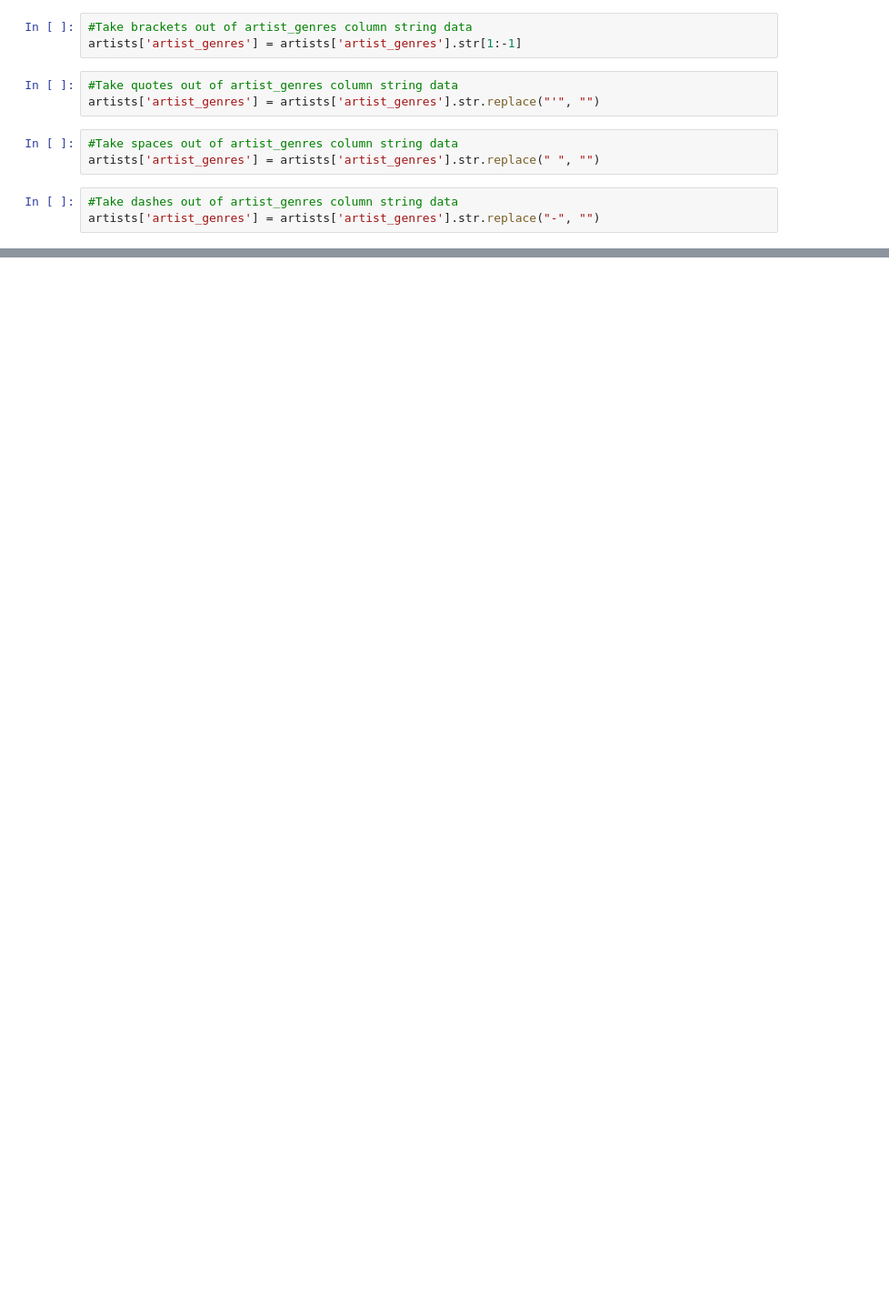
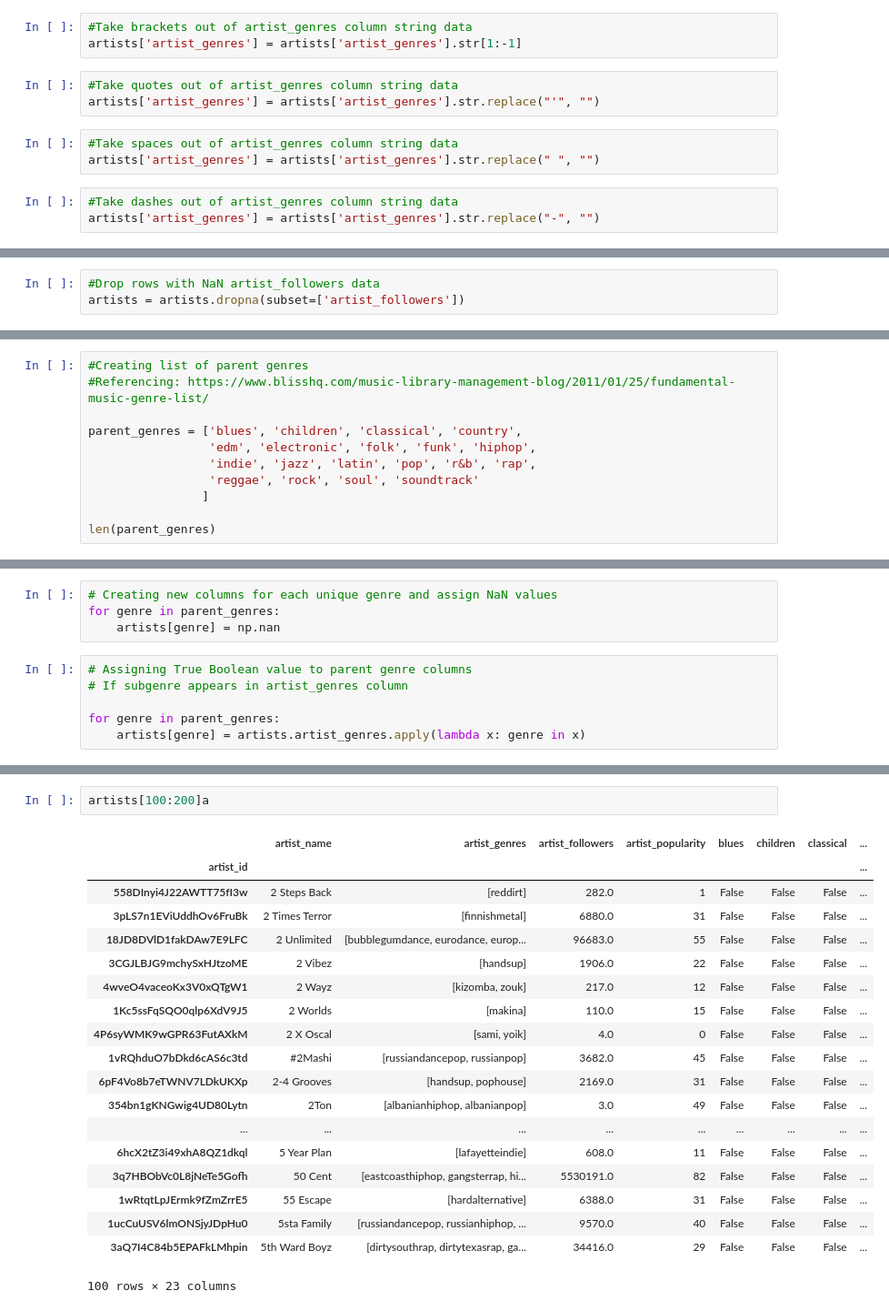
Before and after one commit to maxtingle11/Determining-Artist-Popularity-Differences-by-Genre-with-Hypothesis-Testing, a Jupyter notebook: Data Cleaning.ipynb, the cells around one changed output, grey strips where cells are left out. Shown at 91% size. Drawn from its saved outputs; the diff is of its cells as text; blank space fills up the shorter version.

```diff
--- a/Data Cleaning.ipynb
+++ b/Data Cleaning.ipynb
@@ -105,0 +37,3 @@ unique_genre_df.head(100)
+# %%
+#Drop rows with NaN artist_followers data
+artists = artists.dropna(subset=['artist_followers'])
@@ -105,0 +111,11 @@ unique_genre_df.head(100)
+# %%
+#Creating list of parent genres
+#Referencing: https://www.blisshq.com/music-library-management-blog/2011/01/25/fundamental-music-genre-list/
+
+parent_genres = ['blues', 'children', 'classical', 'country',
+                 'edm', 'electronic', 'folk', 'funk', 'hiphop',
+                 'indie', 'jazz', 'latin', 'pop', 'r&b', 'rap',
+                 'reggae', 'rock', 'soul', 'soundtrack'
+                ]
+
+len(parent_genres)
@@ -105,0 +215,10 @@ unique_genre_df.head(100)
+# %%
+# Creating new columns for each unique genre and assign NaN values
+for genre in parent_genres:
+    artists[genre] = np.nan
+# %%
+# Assigning True Boolean value to parent genre columns
+# If subgenre appears in artist_genres column
+
+for genre in parent_genres:
+    artists[genre] = artists.artist_genres.apply(lambda x: genre in x)
@@ -105,0 +314,22 @@ unique_genre_df.head(100)
+# %%
+artists[100:200]a
+# %% [output]
+|  | artist_name | artist_genres | artist_followers | artist_popularity | blues | children | classical | ... |
+| artist_id |  |  |  |  |  |  |  | ... |
+| 558DInyi4J22AWTT75fI3w | 2 Steps Back | [reddirt] | 282.0 | 1 | False | False | False | ... |
+| 3pLS7n1EViUddhOv6FruBk | 2 Times Terror | [finnishmetal] | 6880.0 | 31 | False | False | False | ... |
+| 18JD8DVlD1fakDAw7E9LFC | 2 Unlimited | [bubblegumdance, eurodance, europ... | 96683.0 | 55 | False | False | False | ... |
+| 3CGJLBJG9mchySxHJtzoME | 2 Vibez | [handsup] | 1906.0 | 22 | False | False | False | ... |
+| 4wveO4vaceoKx3V0xQTgW1 | 2 Wayz | [kizomba, zouk] | 217.0 | 12 | False | False | False | ... |
+| 1Kc5ssFqSQO0qlp6XdV9J5 | 2 Worlds | [makina] | 110.0 | 15 | False | False | False | ... |
+| 4P6syWMK9wGPR63FutAXkM | 2 X Oscal | [sami, yoik] | 4.0 | 0 | False | False | False | ... |
+| 1vRQhduO7bDkd6cAS6c3td | #2Mashi | [russiandancepop, russianpop] | 3682.0 | 45 | False | False | False | ... |
+| 6pF4Vo8b7eTWNV7LDkUKXp | 2-4 Grooves | [handsup, pophouse] | 2169.0 | 31 | False | False | False | ... |
+| 354bn1gKNGwig4UD80Lytn | 2Ton | [albanianhiphop, albanianpop] | 3.0 | 49 | False | False | False | ... |
+| ... | ... | ... | ... | ... | ... | ... | ... | ... |
+| 6hcX2tZ3i49xhA8QZ1dkql | 5 Year Plan | [lafayetteindie] | 608.0 | 11 | False | False | False | ... |
+| 3q7HBObVc0L8jNeTe5Gofh | 50 Cent | [eastcoasthiphop, gangsterrap, hi... | 5530191.0 | 82 | False | False | False | ... |
+| 1wRtqtLpJErmk9fZmZrrE5 | 55 Escape | [hardalternative] | 6388.0 | 31 | False | False | False | ... |
+| 1ucCuUSV6lmONSjyJDpHu0 | 5sta Family | [russiandancepop, russianhiphop, ... | 9570.0 | 40 | False | False | False | ... |
+| 3aQ7I4C84b5EPAFkLMhpin | 5th Ward Boyz | [dirtysouthrap, dirtytexasrap, ga... | 34416.0 | 29 | False | False | False | ... |
+100 rows × 23 columns
```
Also changed, not shown: parts of 42 cells of this notebook, 3 other files.
